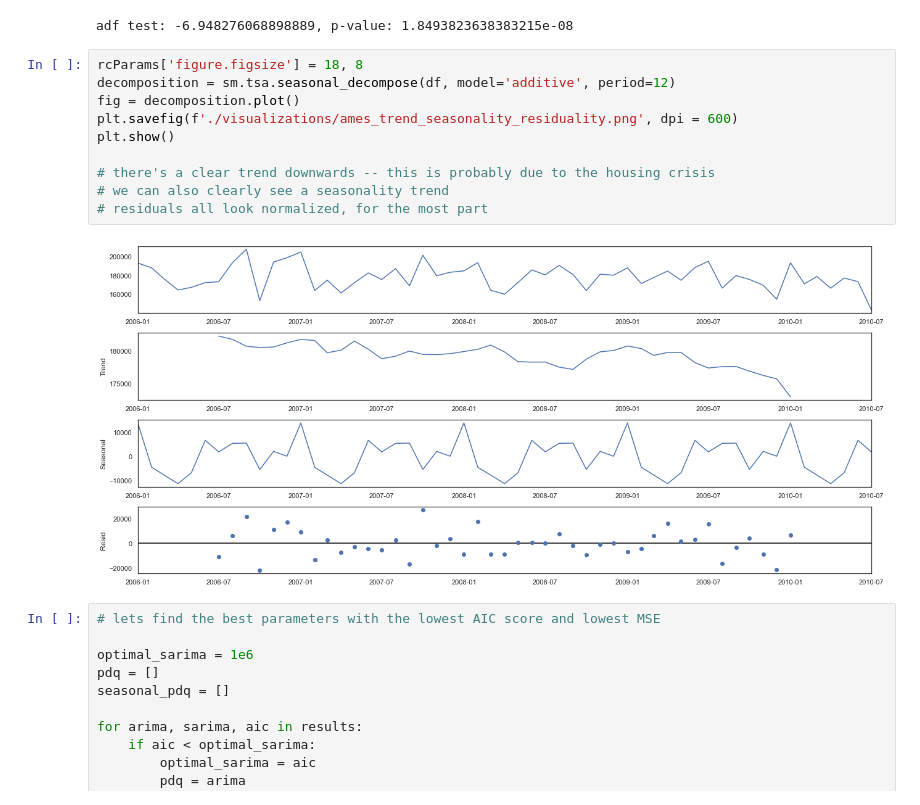
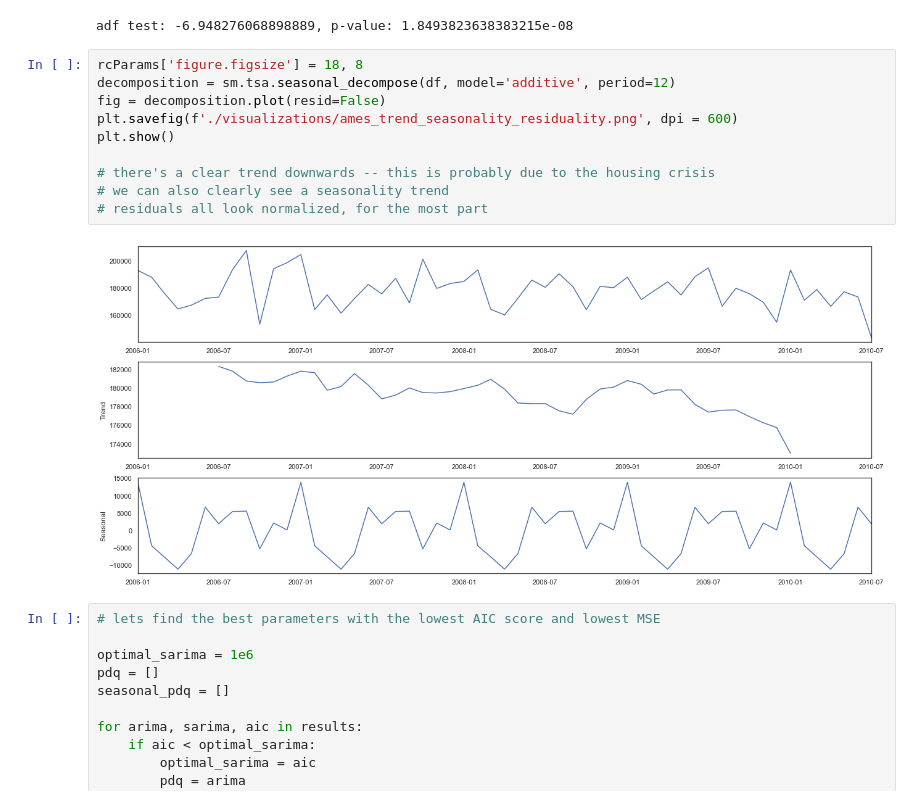
Before and after one commit to danielosetiawan/Ames_Housing_ML, a Jupyter notebook: TimeSeries.ipynb, the cells around one changed output. Saved outputs shown, nothing was run; the diff lists cells and outputs as text.

```diff
--- a/TimeSeries.ipynb
+++ b/TimeSeries.ipynb
@@ -46,15 +46,15 @@ adf test: -6.948276068898889, p-value: 1.8493823638383215e-08
 # %%
 rcParams['figure.figsize'] = 18, 8
 decomposition = sm.tsa.seasonal_decompose(df, model='additive', period=12)
-fig = decomposition.plot()
+fig = decomposition.plot(resid=False)
 plt.savefig(f'./visualizations/ames_trend_seasonality_residuality.png', dpi = 600)
 plt.show()
 
 # there's a clear trend downwards -- this is probably due to the housing crisis
 # we can also clearly see a seasonality trend
 # residuals all look normalized, for the most part
 # %% [output]
-[figure, old version]
+[figure, new version]
 # %%
 # lets find the best parameters with the lowest AIC score and lowest MSE
 
```
Also changed, not shown: 4 other files.
